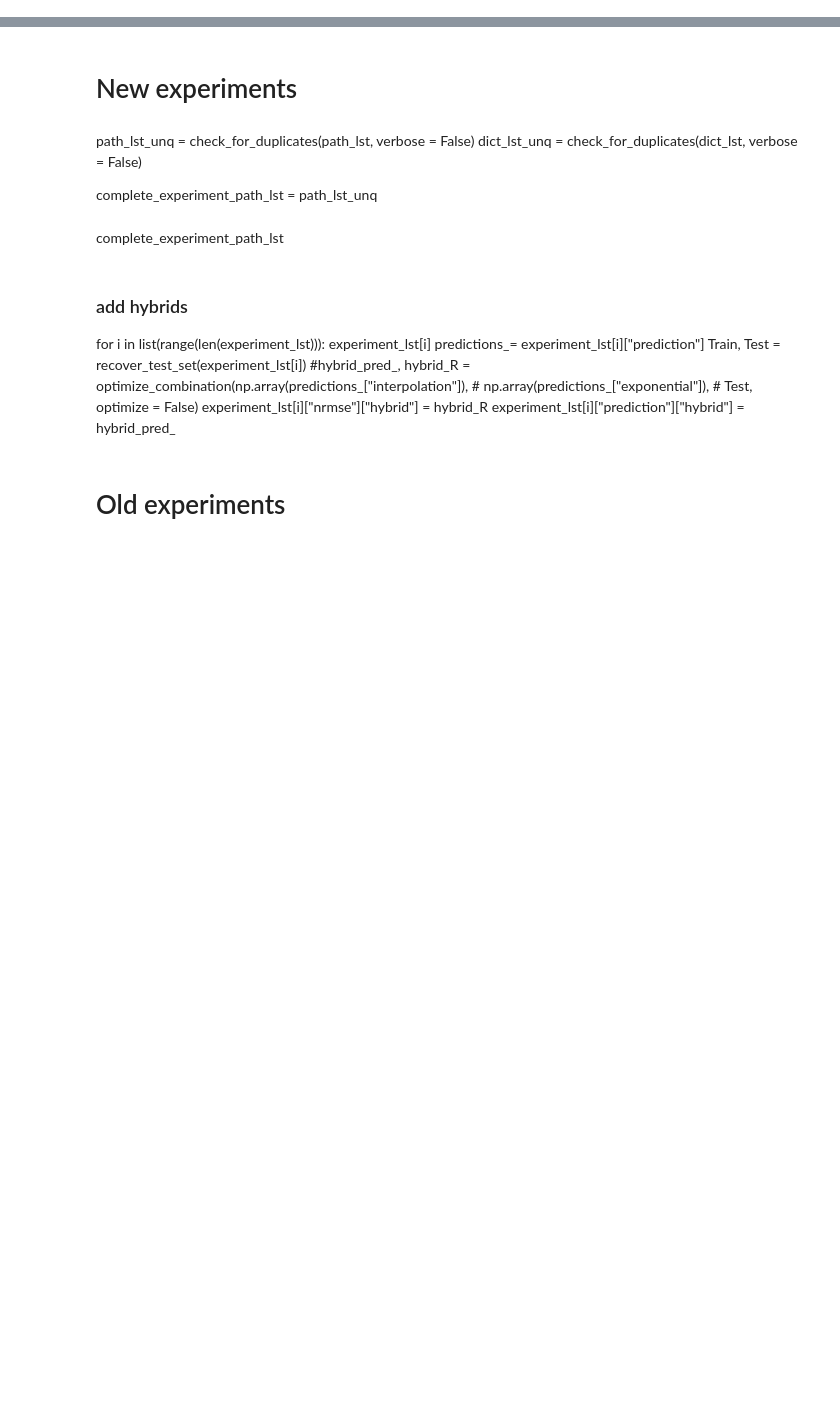
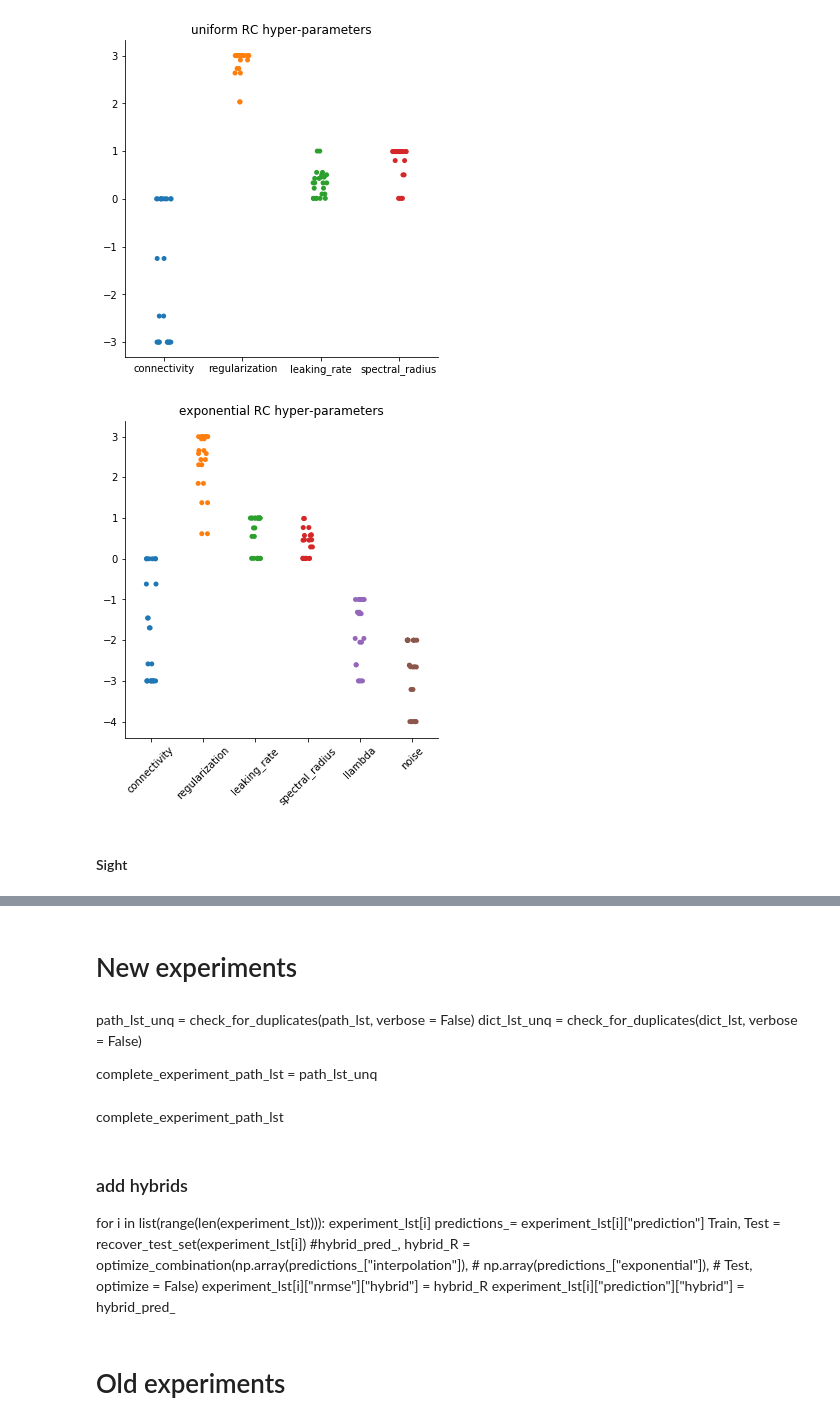
Before and after one commit to blindedjoy/Reservoir, a Jupyter notebook: MARIOS/Analysis.ipynb, the cells around one changed output, grey strips where cells are left out. Saved outputs shown, nothing was run; the diff lists cells and outputs as text; code cells hidden in the pictures; blank space fills up the shorter version.

```diff
--- a/MARIOS/Analysis.ipynb
+++ b/MARIOS/Analysis.ipynb
@@ -11,0 +83,7 @@ publish_path_list = glob.glob('experiment_results/publish/*/*.txt')
+# %%
+medium_blindIp.hyper_parameter_plot()
+# %% [output]
+[figure, added]
+[figure, added]
+# %% [markdown]
+#### Sight
```
Also changed, not shown: parts of 18 cells of this notebook, 2 other files.
